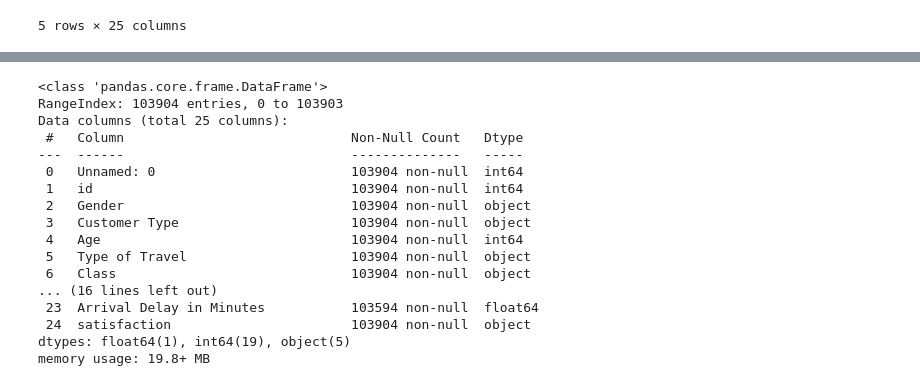
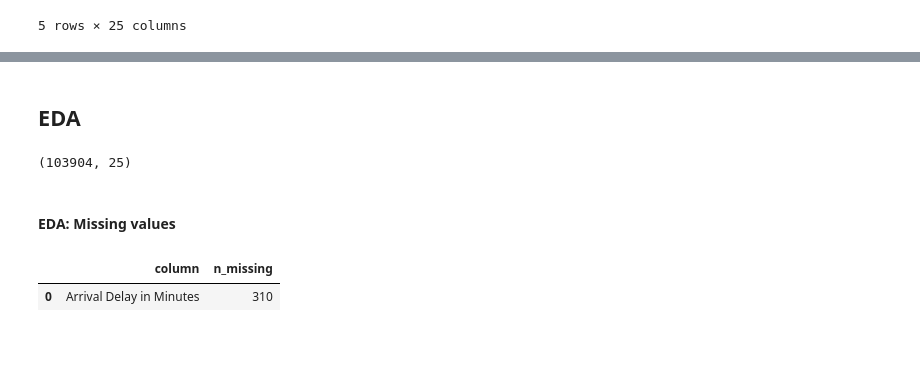
Before and after one commit to hugi-codes/Airline-Passenger-Satisfaction, a Jupyter notebook: notebook.ipynb, the cells around one changed output, grey strips where cells are left out. Saved outputs shown, nothing was run; the diff lists cells and outputs as text; code cells hidden in the pictures; blank space fills up the shorter version.

```diff
--- a/notebook.ipynb
+++ b/notebook.ipynb
@@ -33,20 +95,21 @@ df.head()
+# %% [markdown]
+## EDA
 # %%
-df.info()
+df.shape
 # %% [output]
-<class 'pandas.core.frame.DataFrame'>
-RangeIndex: 103904 entries, 0 to 103903
-Data columns (total 25 columns):
- #   Column                             Non-Null Count   Dtype
----  ------                             --------------   -----
- 0   Unnamed: 0                         103904 non-null  int64
- 1   id                                 103904 non-null  int64
- 2   Gender                             103904 non-null  object
- 3   Customer Type                      103904 non-null  object
- 4   Age                                103904 non-null  int64
- 5   Type of Travel                     103904 non-null  object
- 6   Class                              103904 non-null  object
-... (16 lines left out)
- 23  Arrival Delay in Minutes           103594 non-null  float64
- 24  satisfaction                       103904 non-null  object
-dtypes: float64(1), int64(19), object(5)
-memory usage: 19.8+ MB
+(103904, 25)
+# %% [markdown]
+#### EDA: Missing values
+# %%
+# Finding columns with missing values and their counts
+missing_values = df.isnull().sum()
+missing_columns = missing_values[missing_values > 0]
+
+missing_df = pd.DataFrame({
+    "column": missing_columns.index,
+    "n_missing": missing_columns.values
+})
+missing_df
+# %% [output]
+|  | column | n_missing |
+| 0 | Arrival Delay in Minutes | 310 |
```
Also changed, not shown: parts of 12 cells of this notebook.
